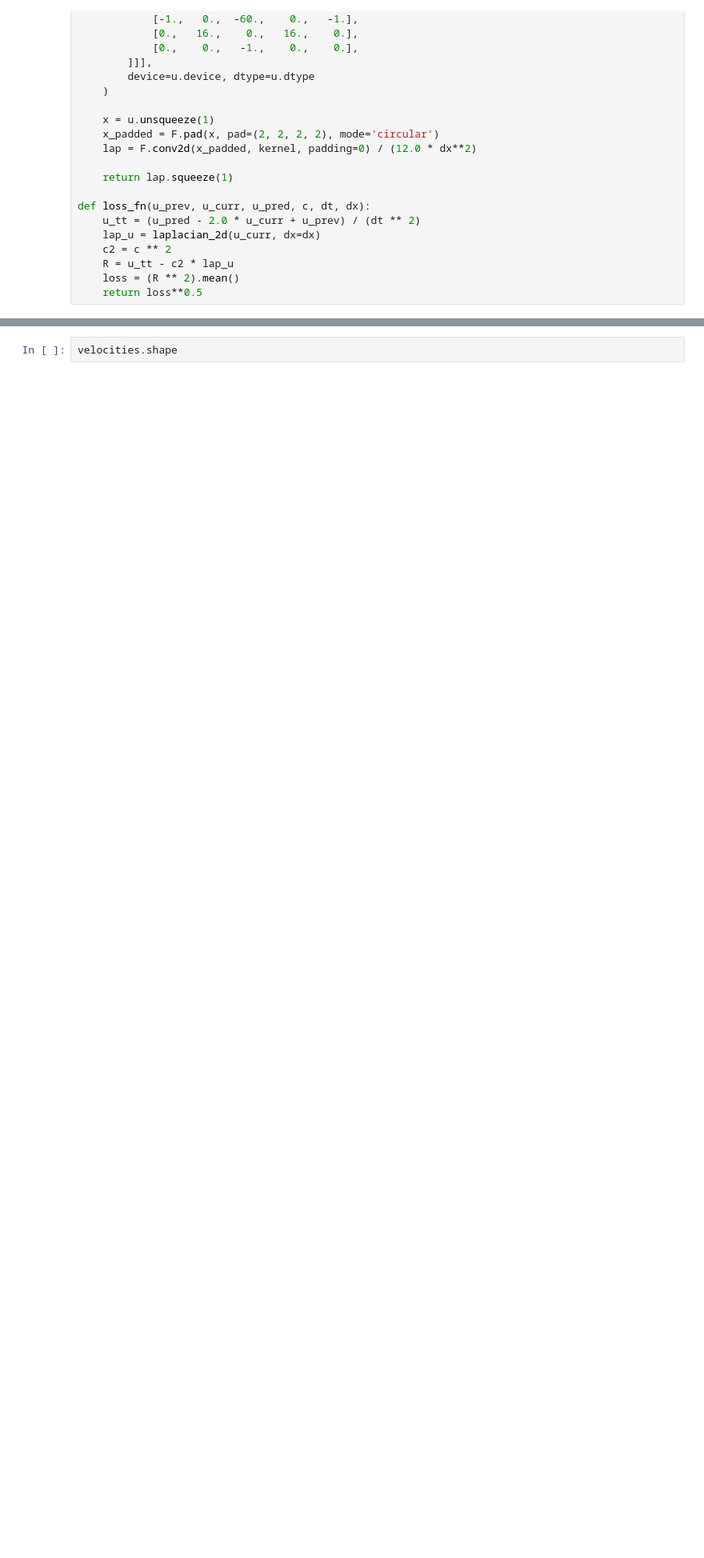
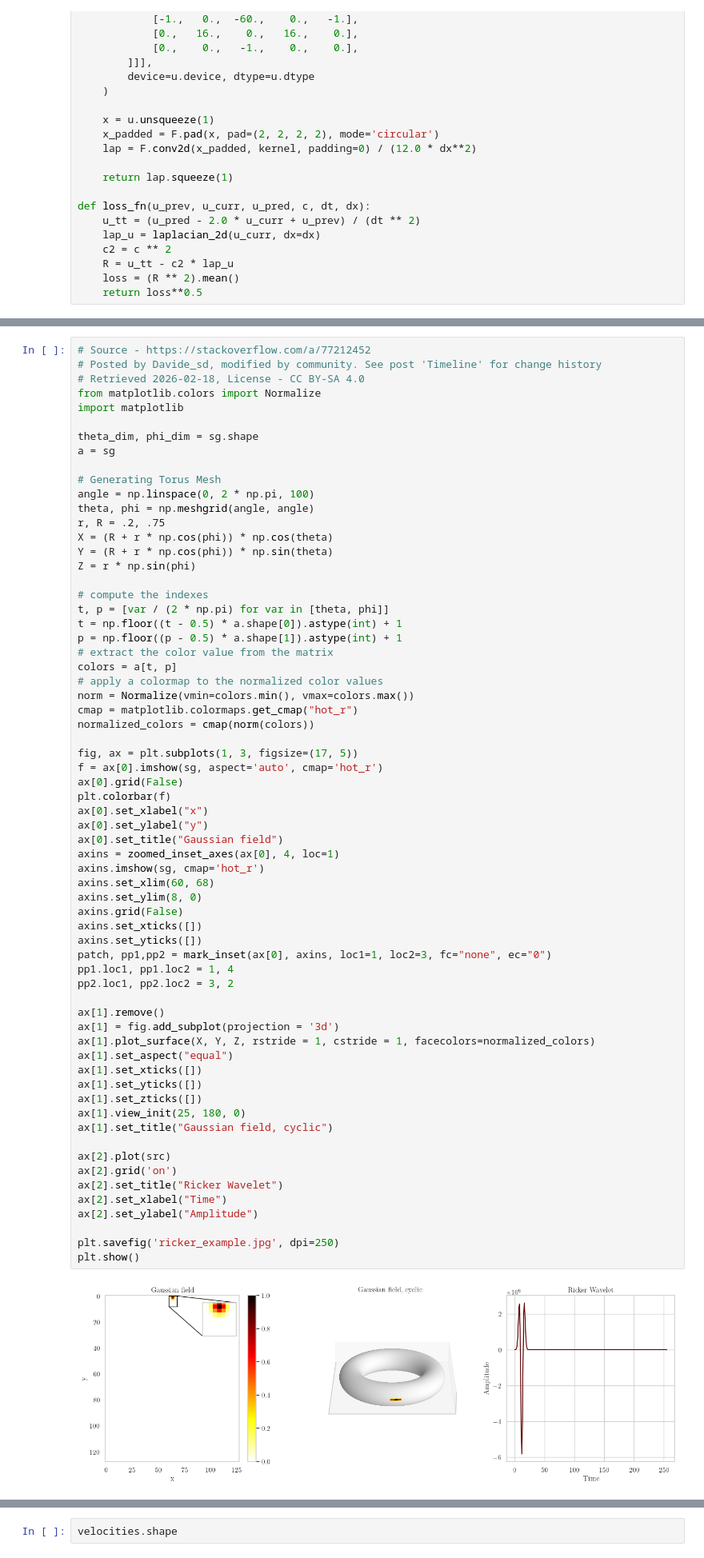
Before and after one commit to pascaltribel/does_knowledge_help, a Jupyter notebook: Data Generation.ipynb, the cells around one changed output, grey strips where cells are left out. Shown at 80% size. Cells and saved outputs as stored; diff of their text form; blank space fills up the shorter version.

```diff
--- a/Data Generation.ipynb
+++ b/Data Generation.ipynb
@@ -130,3 +141,70 @@ def loss_fn(u_prev, u_curr, u_pred, c, dt, dx):
+# %%
+# Source - https://stackoverflow.com/a/77212452
+# Posted by Davide_sd, modified by community. See post 'Timeline' for change history
+# Retrieved 2026-02-18, License - CC BY-SA 4.0
+from matplotlib.colors import Normalize
+import matplotlib
+
+theta_dim, phi_dim = sg.shape
+a = sg
+
+# Generating Torus Mesh
+angle = np.linspace(0, 2 * np.pi, 100)
+theta, phi = np.meshgrid(angle, angle)
+r, R = .2, .75
+X = (R + r * np.cos(phi)) * np.cos(theta)
+Y = (R + r * np.cos(phi)) * np.sin(theta)
+Z = r * np.sin(phi)
+
+# compute the indexes
+t, p = [var / (2 * np.pi) for var in [theta, phi]]
+t = np.floor((t - 0.5) * a.shape[0]).astype(int) + 1
+p = np.floor((p - 0.5) * a.shape[1]).astype(int) + 1
+# extract the color value from the matrix
+colors = a[t, p]
+# apply a colormap to the normalized color values
+norm = Normalize(vmin=colors.min(), vmax=colors.max())
+cmap = matplotlib.colormaps.get_cmap("hot_r")
+normalized_colors = cmap(norm(colors))
+
+fig, ax = plt.subplots(1, 3, figsize=(17, 5))
+f = ax[0].imshow(sg, aspect='auto', cmap='hot_r')
+ax[0].grid(False)
+plt.colorbar(f)
+ax[0].set_xlabel("x")
+ax[0].set_ylabel("y")
+ax[0].set_title("Gaussian field")
+axins = zoomed_inset_axes(ax[0], 4, loc=1)
+axins.imshow(sg, cmap='hot_r')
+axins.set_xlim(60, 68)
+axins.set_ylim(8, 0)
+axins.grid(False)
+axins.set_xticks([])
+axins.set_yticks([])
+patch, pp1,pp2 = mark_inset(ax[0], axins, loc1=1, loc2=3, fc="none", ec="0")
+pp1.loc1, pp1.loc2 = 1, 4
+pp2.loc1, pp2.loc2 = 3, 2
+
+ax[1].remove()
+ax[1] = fig.add_subplot(projection = '3d')
+ax[1].plot_surface(X, Y, Z, rstride = 1, cstride = 1, facecolors=normalized_colors)
+ax[1].set_aspect("equal")
+ax[1].set_xticks([])
+ax[1].set_yticks([])
+ax[1].set_zticks([])
+ax[1].view_init(25, 180, 0)
+ax[1].set_title("Gaussian field, cyclic")
+
+ax[2].plot(src)
+ax[2].grid('on')
+ax[2].set_title("Ricker Wavelet")
+ax[2].set_xlabel("Time")
+ax[2].set_ylabel("Amplitude")
+
+plt.savefig('ricker_example.jpg', dpi=250)
+plt.show()
+# %% [output]
+[figure, added]
 # %%
 def evaluate_simulation(idx, nx, device="mps"):
     (nt, c, ap, apnew, apold, ad2px, ad2pz, sp, spnew, spold, sd2px, sd2pz, dx, dt, src, sg) = init(idx, nx, device=device)
```
Also changed, not shown: parts of 8 cells of this notebook, 39 other files.
